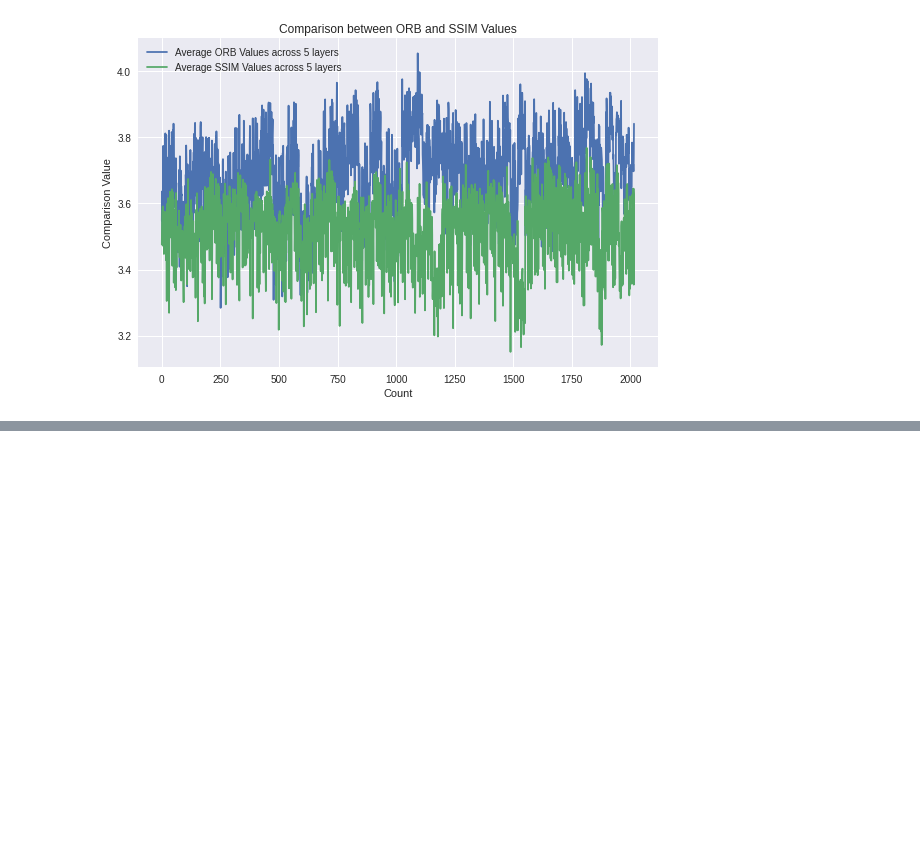
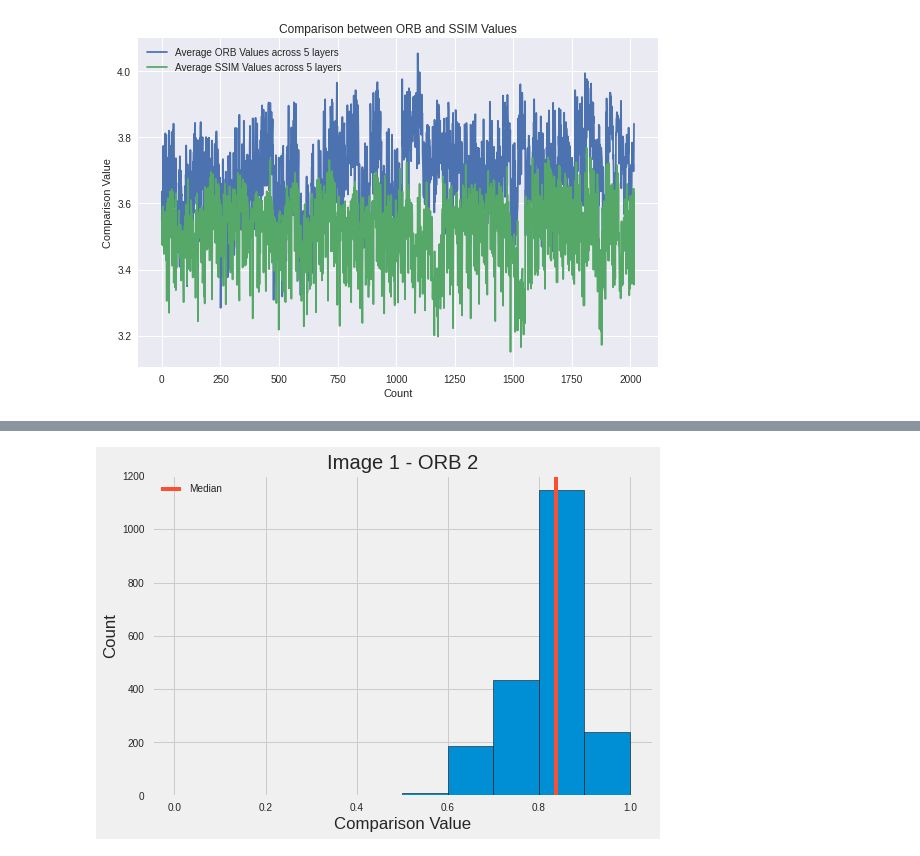
Before and after one commit to arnavd2001/iiitb_cnn, a Jupyter notebook: csvvisn.ipynb, the cells around one changed output, grey strips where cells are left out. Drawn from its saved outputs; the diff is of its cells as text; code cells hidden in the pictures; blank space fills up the shorter version.

```diff
--- a/csvvisn.ipynb
+++ b/csvvisn.ipynb
@@ -140,0 +164,11 @@ plt.show()
+# %%
+plt.style.use('fivethirtyeight')
+plt.title('Image 1 - ORB 2')
+plt.xlabel('Comparison Value')
+plt.ylabel('Count')
+plt.axvline(x['ORB 2'],color = color, label = 'Median')
+plt.hist(df['ORB 2'],bins = bins, edgecolor = 'black')
+plt.legend()
+plt.savefig('orb2')
+# %% [output]
+[figure, added]
```
Also changed, not shown: parts of 13 cells of this notebook.
